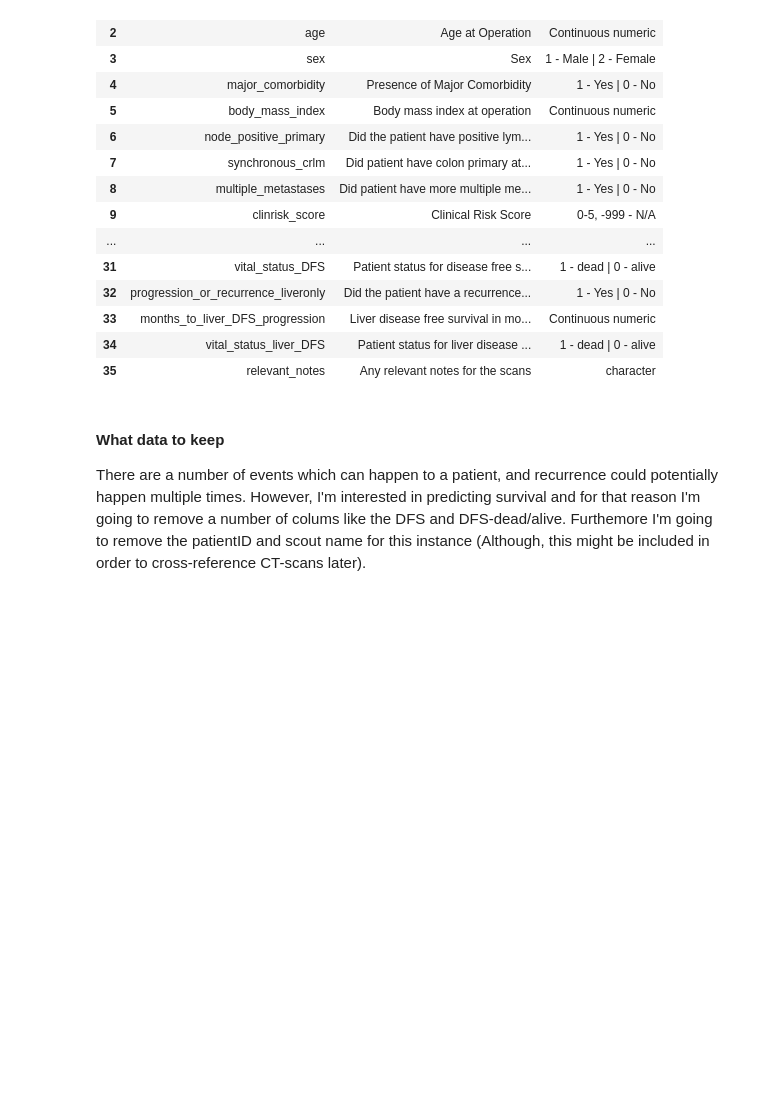
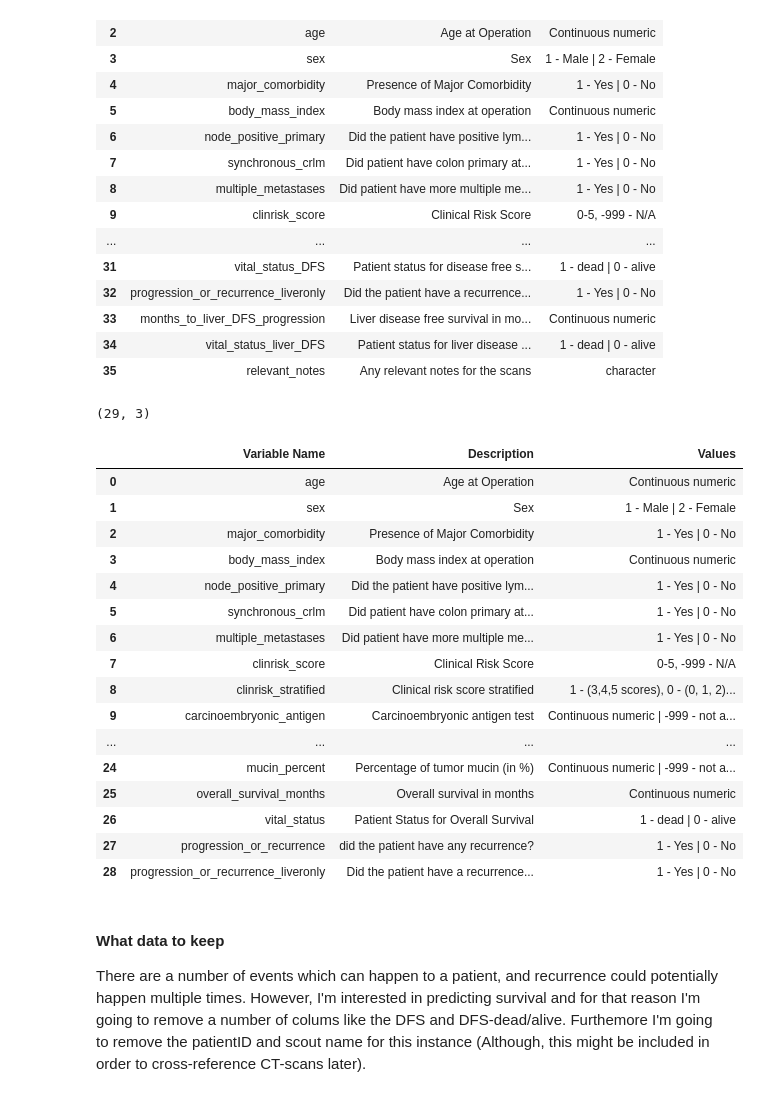
Before and after one commit to andersvestengen/Phd-interview-project, a Jupyter notebook: Project_folder/testbed.ipynb, the cells around one changed output. Cells and saved outputs as stored; diff of their text form; code cells hidden in the pictures; blank space fills up the shorter version.

Commit message:
Saving progress on preprocessing of the data before survival analysis
Signed-off-by: Anders <anders556@live.no>

```diff
--- a/Project_folder/testbed.ipynb
+++ b/Project_folder/testbed.ipynb
@@ -38,6 +35,31 @@ display(description)
 | 33 | months_to_liver_DFS_progression | Liver disease free survival in mo... | Continuous numeric |
 | 34 | vital_status_liver_DFS | Patient status for liver disease ... | 1 - dead | 0 - alive |
 | 35 | relevant_notes | Any relevant notes for the scans | character |
+# %%
+trunc_desc = description.drop([0, 1, 30, 31, 33, 34, 35], axis=0)
+trunc_desc = trunc_desc.reset_index(drop=True)
+print(trunc_desc.shape)
+display(trunc_desc)
+#trunc_desc = trunc_desc.loc[trunc_desc.loc[25], trunc_desc.loc[]]
+# %% [output]
+(29, 3)
+|  | Variable Name | Description | Values |
+| 0 | age | Age at Operation | Continuous numeric |
+| 1 | sex | Sex | 1 - Male | 2 - Female |
+| 2 | major_comorbidity | Presence of Major Comorbidity | 1 - Yes | 0 - No |
+| 3 | body_mass_index | Body mass index at operation | Continuous numeric |
+| 4 | node_positive_primary | Did the patient have positive lym... | 1 - Yes | 0 - No |
+| 5 | synchronous_crlm | Did patient have colon primary at... | 1 - Yes | 0 - No |
+| 6 | multiple_metastases | Did patient have more multiple me... | 1 - Yes | 0 - No |
+| 7 | clinrisk_score | Clinical Risk Score | 0-5, -999 - N/A |
+| 8 | clinrisk_stratified | Clinical risk score stratified | 1 - (3,4,5 scores), 0 - (0, 1, 2)... |
+| 9 | carcinoembryonic_antigen | Carcinoembryonic antigen test | Continuous numeric | -999 - not a... |
+| ... | ... | ... | ... |
+| 24 | mucin_percent | Percentage of tumor mucin (in %) | Continuous numeric | -999 - not a... |
+| 25 | overall_survival_months | Overall survival in months | Continuous numeric |
+| 26 | vital_status | Patient Status for Overall Survival | 1 - dead | 0 - alive |
+| 27 | progression_or_recurrence | did the patient have any recurrence? | 1 - Yes | 0 - No |
+| 28 | progression_or_recurrence_liveronly | Did the patient have a recurrence... | 1 - Yes | 0 - No |
 # %% [markdown]
 #### What data to keep
 
```
Also changed, not shown: parts of 8 cells of this notebook, 1 other file.
